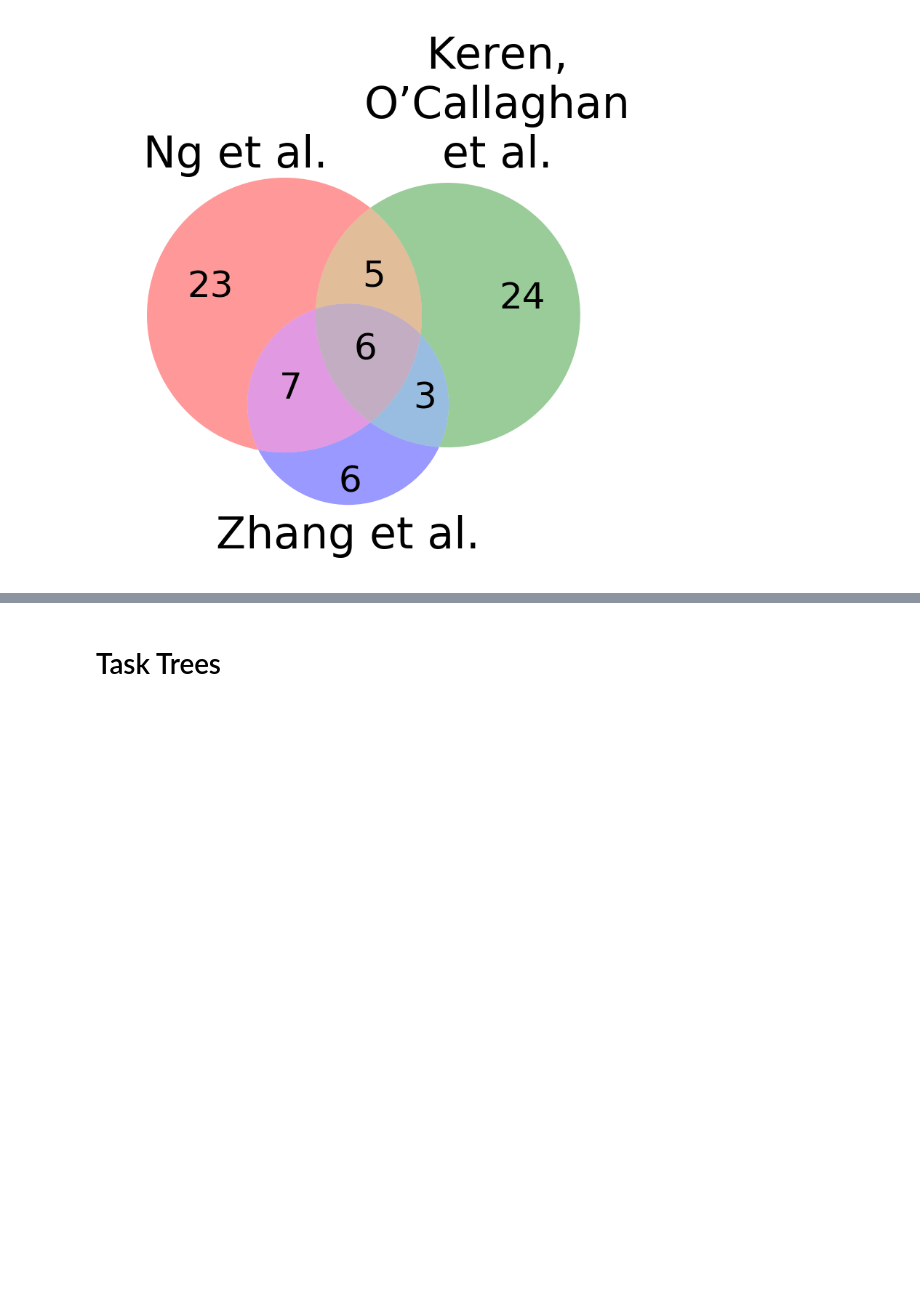
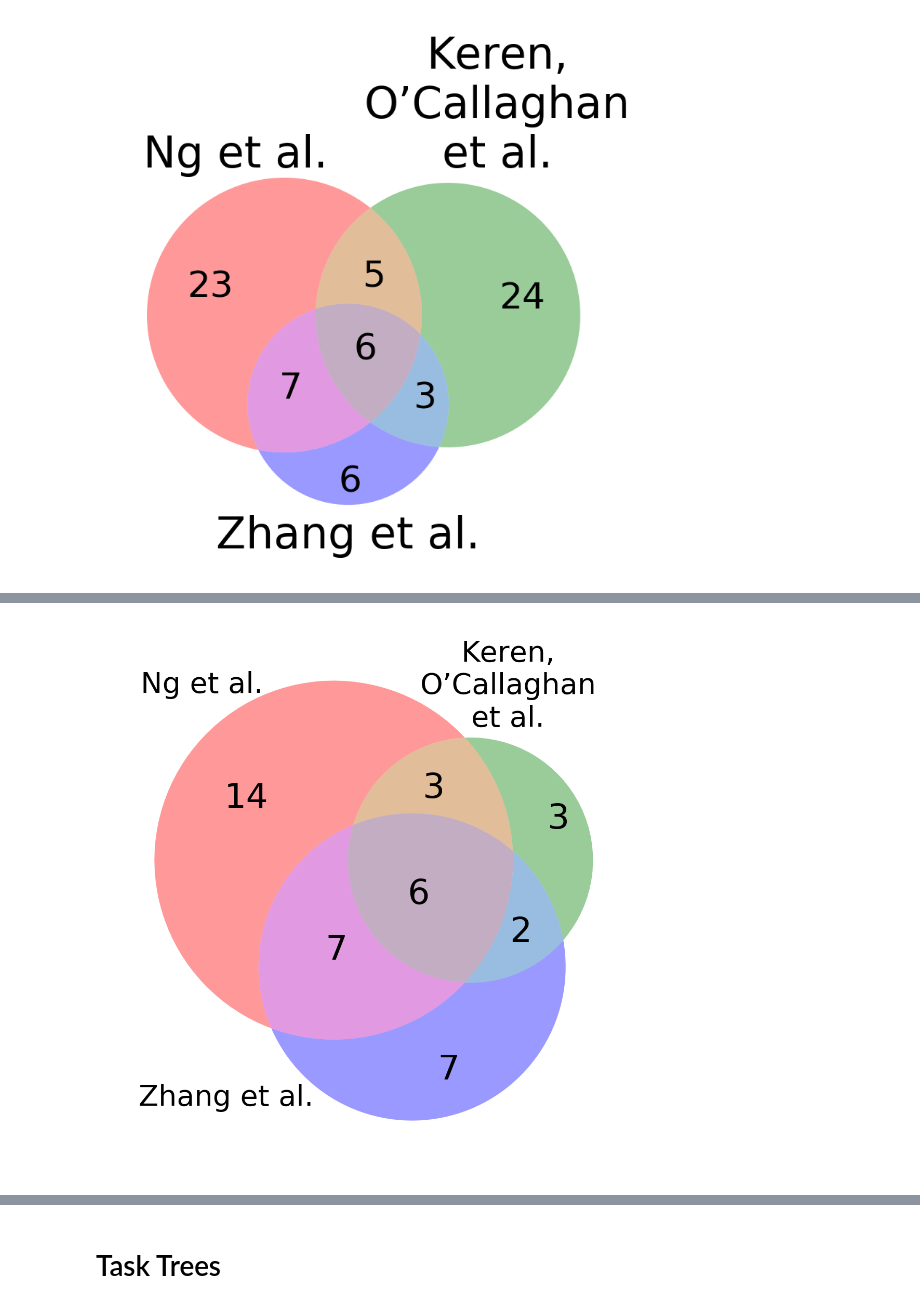
Before and after one commit to nimh-mbdu/great_expectations, a Jupyter notebook: notebooks/diagrams_based_on_other_reviews.ipynb, the cells around one changed output, grey strips where cells are left out. Saved outputs shown, nothing was run; the diff lists cells and outputs as text; code cells hidden in the pictures; blank space fills up the shorter version.

```diff
--- a/notebooks/diagrams_based_on_other_reviews.ipynb
+++ b/notebooks/diagrams_based_on_other_reviews.ipynb
@@ -56,0 +69,32 @@ vd_sup["Ng et al."] = vd.groupby(['label'])[['meta_author']].agg(lambda x: (x ==
+# %%
+fs = 10
+vd = vd.query('used_in_fig == 1')
+sns.set_context('paper', font_scale=1.25)
+fig, ax = plt.subplots(1,  figsize=(2.9,2.9), dpi=400)
+v = venn3((set(vd.loc[vd.meta_author=='Ng', 'label']),
+       set(vd.loc[vd.meta_author=='Keren', 'label']),
+       set(vd.loc[vd.meta_author=='Zhang', 'label'])),
+     set_labels=['Ng et al.', 'Keren,\nO’Callaghan\net al.', 'Zhang et al.'],
+     ax=ax)
+cnc = v.get_circle_center(0)
+ln =  v.get_label_by_id('A')
+ln.set_x(cnc[0]-0.35)
+ln.set_y(0.54)
+ln.set_ha('center')
+ln.set_fontsize(fs)
+
+ckc = v.get_circle_center(1)
+lk =  v.get_label_by_id('B')
+lk.set_x(ckc[0]+0.1)
+lk.set_y(0.45)
+lk.set_ha('center')
+lk.set_fontsize(fs)
+
+lz =  v.get_label_by_id('C')
+lz.set_fontsize(fs)
+lz.set_x(ckc[0]-0.65)
+lz.set_y(-0.5)
+fig.tight_layout()
+fig.savefig(figure_path / 'meta_venn_used_in_fig.svg')
+# %% [output]
+[figure, added]
```
Also changed, not shown: parts of 25 cells of this notebook, 6 other files.
